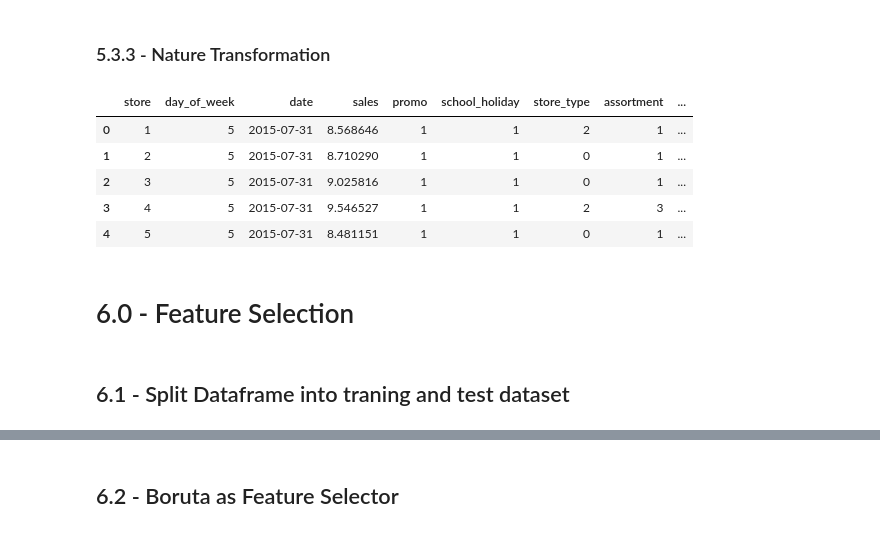
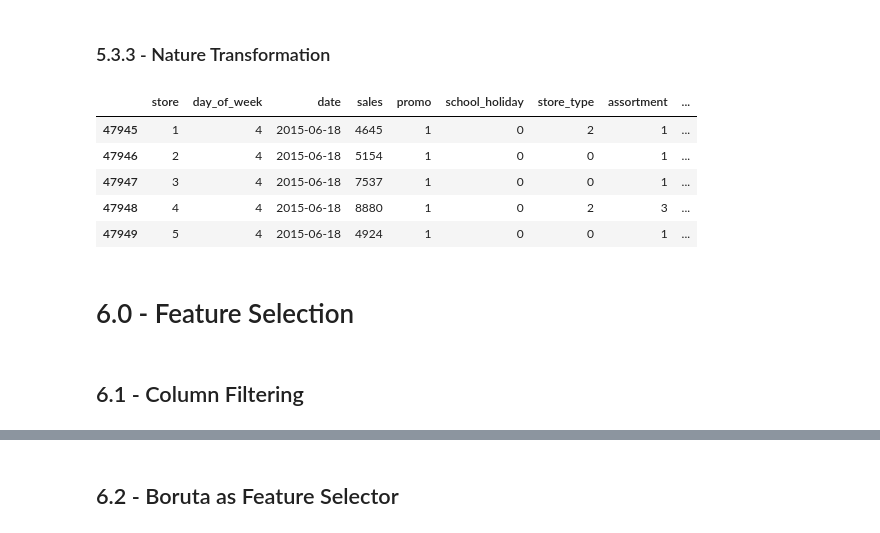
Before and after one commit to guigrandim/rossmann_store_sales, a Jupyter notebook: notebooks/datasets_analysis.ipynb, the cells around one changed output, grey strips where cells are left out. Drawn from its saved outputs; the diff is of its cells as text; code cells hidden in the pictures.

```diff
--- a/notebooks/datasets_analysis.ipynb
+++ b/notebooks/datasets_analysis.ipynb
@@ -866,3 +914,7 @@ plt.show()
 # 5.0 - Data Preparation
 # %%
 df5 = df4.copy()
+# %%
+#Para separação entre treino e teste (que será a venda das 6 semanas subequentes do dataframe que temos)
+df_lim = df5[['store', 'date']].groupby('store').max().reset_index()['date'][0] - datetime.timedelta(days=6*7)
+df_lim
@@ -875,31 +949,42 @@ rs =    RobustScaler()
 mms =   MinMaxScaler()
 
 # competition_distance
-df5['competition_distance']= rs.fit_transform(df5[['competition_distance']].values)
+X_train['competition_distance'] = rs.fit_transform(X_train[['competition_distance']].values)
+X_test['competition_distance']  = rs.transform(X_test[['competition_distance']].values)
 
 # competition_time_month
-df5['competition_time_month']= rs.fit_transform(df5[['competition_time_month']].values)
+X_train['competition_time_month'] = rs.fit_transform(X_train[['competition_time_month']].values)
+X_test['competition_time_month']  = rs.transform(X_test[['competition_time_month']].values)
 
 # promo_time_week
-df5['promo_time_week']= mms.fit_transform(df5[['promo_time_week']].values)
+X_train['promo_time_week'] = mms.fit_transform(X_train[['promo_time_week']].values)
+X_test['promo_time_week']  = mms.transform(X_test[['promo_time_week']].values)
 
 # year
-df5['year']= mms.fit_transform(df5[['year']].values)
+X_train['year'] = mms.fit_transform(X_train[['year']].values)
+X_test['year']  = mms.transform(X_test[['year']].values)
 # %% [markdown]
 ## 5.3 - Transformação
 # %% [markdown]
 ### 5.3.1 - Encoding
 # %%
-#state_holiday - One Hot Encoding
-df5 = pd.get_dummies(df5, prefix=['state_holiday'], columns=['state_holiday'], dtype=int)
+# state_holiday — One Hot Encoding
+X_train = pd.get_dummies(X_train, prefix=['state_holiday'], columns=['state_holiday'], dtype=int)
+X_test  = pd.get_dummies(X_test,  prefix=['state_holiday'], columns=['state_holiday'], dtype=int)
 
-#store_type - Label Encoding
+# Garante que X_test tenha exatamente as mesmas colunas que X_train
+# (categorias ausentes no test recebem 0)
+X_test = X_test.reindex(columns=X_train.columns, fill_value=0)
+
+# store_type — Label Encoding
 le = LabelEncoder()
-df5['store_type'] = le.fit_transform(df5['store_type'])
+X_train['store_type'] = le.fit_transform(X_train['store_type'])
+X_test['store_type']  = le.transform(X_test['store_type'])
 
-#assortment - Ordinal Encoding
+# assortment — Ordinal Encoding
 assortment_dict = {'basic': 1, 'extra': 2, 'extended': 3}
-df5['assortment'] = df5['assortment'].map(assortment_dict)
+X_train['assortment'] = X_train['assortment'].map(assortment_dict)
+X_test['assortment']  = X_test['assortment'].map(assortment_dict)
 # %% [markdown]
 ### 5.3.2 - Response Variable Transformation
 # %%
@@ -925,12 +1012,12 @@ df5['week_of_year_cos']= df5['week_of_year'].apply(lambda x: np.cos(x*(2. * np.p
 # %%
-df5.head()
+X_train.head()
 # %% [output]
 |  | store | day_of_week | date | sales | promo | school_holiday | store_type | assortment | ... |
-| 0 | 1 | 5 | 2015-07-31 | 8.568646 | 1 | 1 | 2 | 1 | ... |
-| 1 | 2 | 5 | 2015-07-31 | 8.710290 | 1 | 1 | 0 | 1 | ... |
-| 2 | 3 | 5 | 2015-07-31 | 9.025816 | 1 | 1 | 0 | 1 | ... |
-| 3 | 4 | 5 | 2015-07-31 | 9.546527 | 1 | 1 | 2 | 3 | ... |
-| 4 | 5 | 5 | 2015-07-31 | 8.481151 | 1 | 1 | 0 | 1 | ... |
+| 47945 | 1 | 4 | 2015-06-18 | 4645 | 1 | 0 | 2 | 1 | ... |
+| 47946 | 2 | 4 | 2015-06-18 | 5154 | 1 | 0 | 0 | 1 | ... |
+| 47947 | 3 | 4 | 2015-06-18 | 7537 | 1 | 0 | 0 | 1 | ... |
+| 47948 | 4 | 4 | 2015-06-18 | 8880 | 1 | 0 | 2 | 3 | ... |
+| 47949 | 5 | 4 | 2015-06-18 | 4924 | 1 | 0 | 0 | 1 | ... |
 # %% [markdown]
 # 6.0 - Feature Selection
 # %%
@@ -938,4 +1026,4 @@ df6 = df5.copy()
 # %% [markdown]
-## 6.1 - Split Dataframe into traning and test dataset
+## 6.1 - Column Filtering
 # %%
 cols_drop = ['week_of_year', 'day', 'month', 'day_of_week', 'promo_since', 'competition_since', 'year_week']
```
Also changed, not shown: parts of 25 cells of this notebook.
